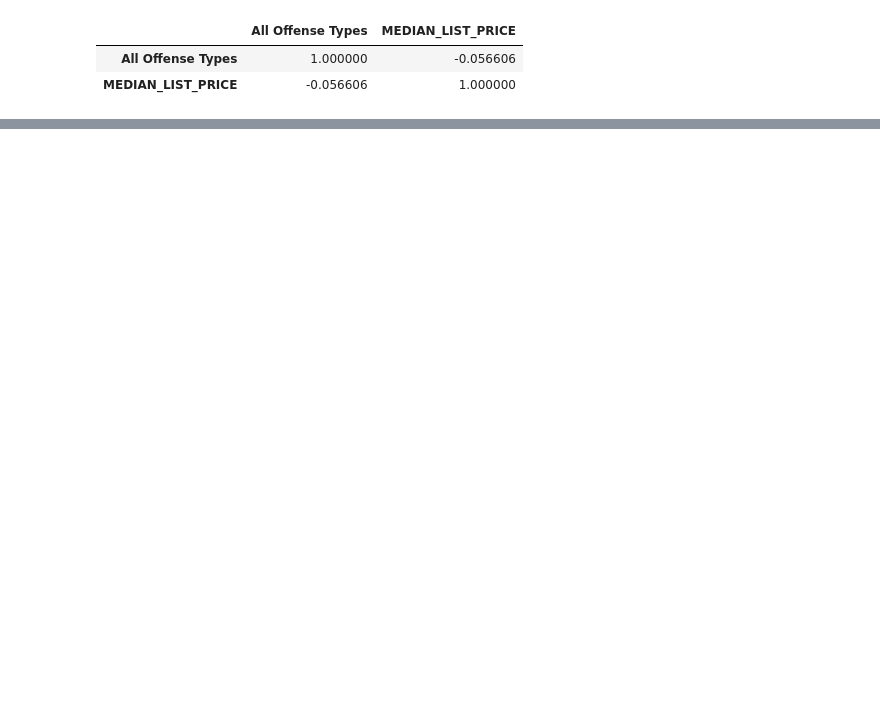
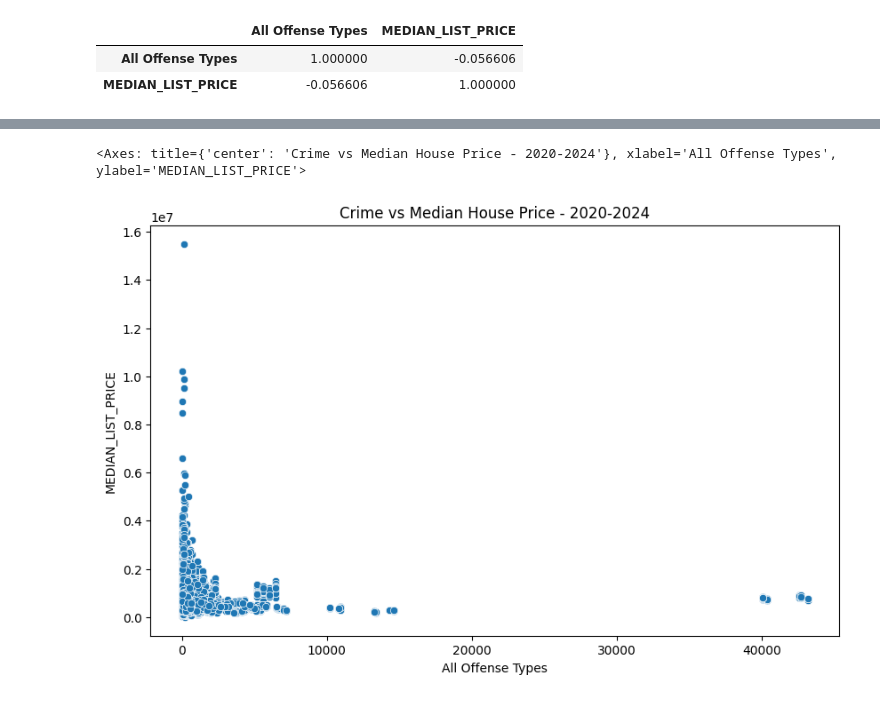
Before and after one commit to davprog9/MA-Housing-Analysis, a Jupyter notebook: Code/Analysis.ipynb, the cells around one changed output, grey strips where cells are left out. Drawn from its saved outputs; the diff is of its cells as text; code cells hidden in the pictures; blank space fills up the shorter version.

```diff
--- a/Code/Analysis.ipynb
+++ b/Code/Analysis.ipynb
@@ -417,0 +418,7 @@ data_small[["All Offense Types", "MEDIAN_LIST_PRICE"]].corr()
+# %%
+plt.figure(figsize=(10,6))
+plt.title("Crime vs Median House Price - 2020-2024")
+sns.scatterplot(data=five_years_2020_2024, x="All Offense Types", y="MEDIAN_LIST_PRICE")
+# %% [output]
+<Axes: title={'center': 'Crime vs Median House Price - 2020-2024'}, xlabel='All Offense Types', ylabel='MEDIAN_LIST_PRICE'>
+[figure, added]
```
Also changed, not shown: parts of 33 cells of this notebook, 5 other files.
